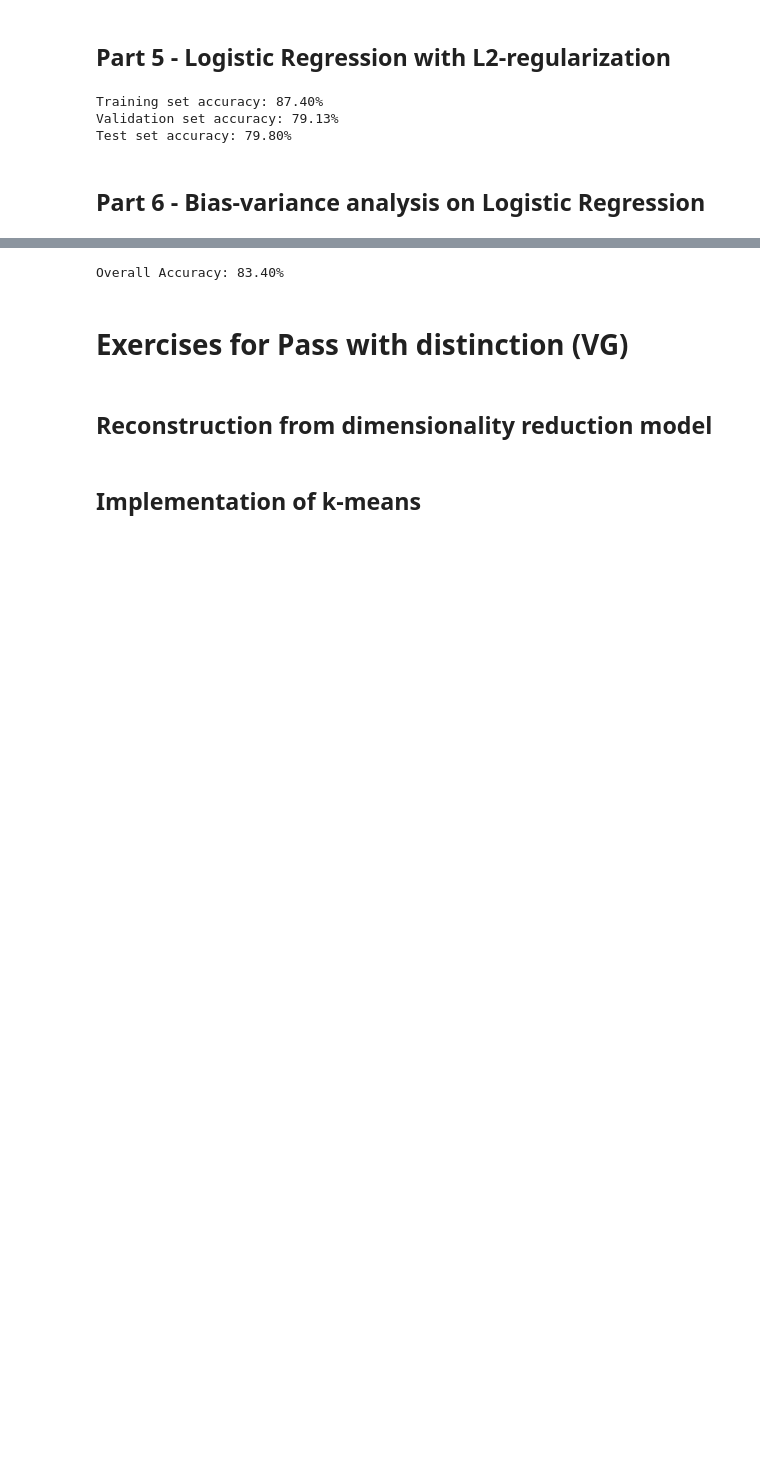
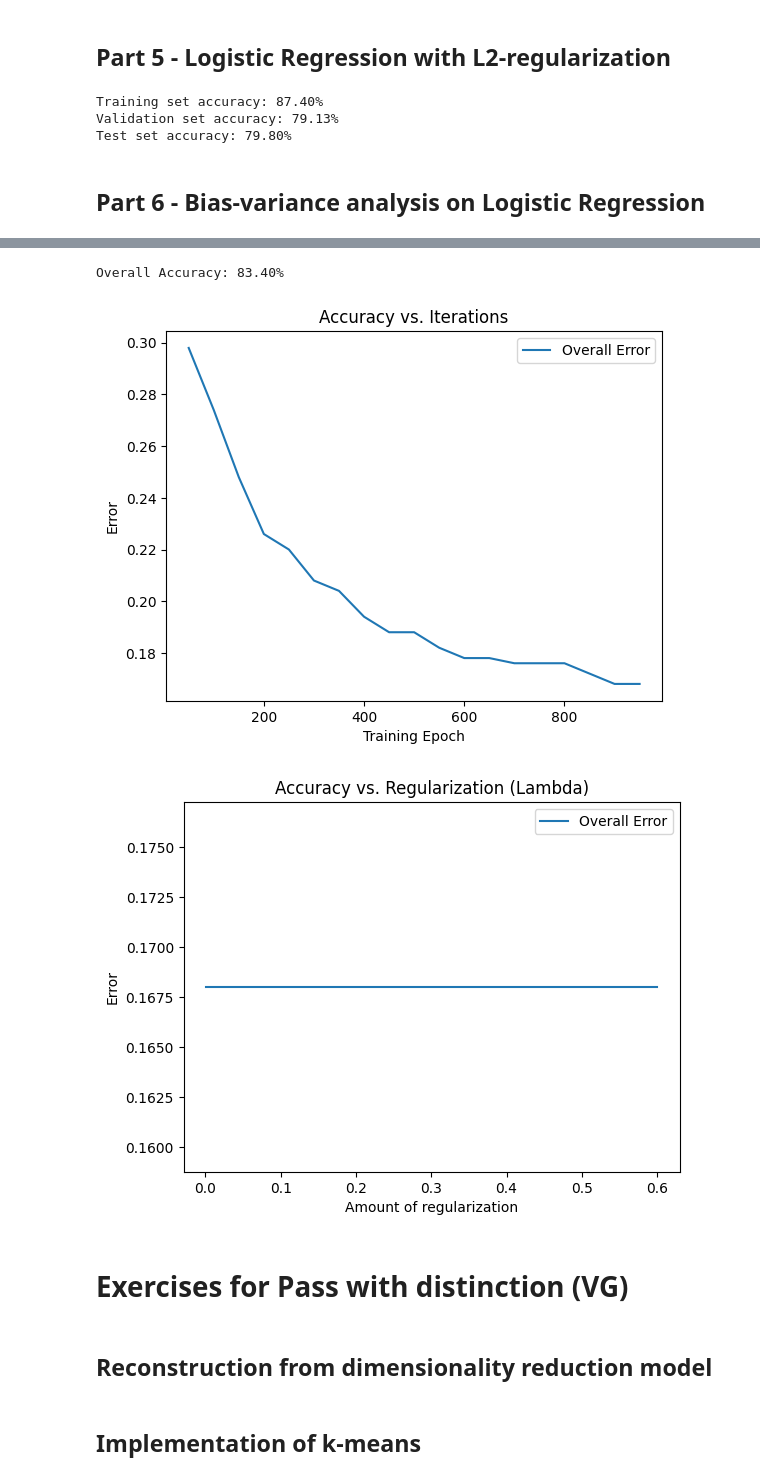
Before and after one commit to Mormert/MachineLearningLabs, a Jupyter notebook: lab2/python/lab2.ipynb, the cells around one changed output, grey strips where cells are left out. Saved outputs shown, nothing was run; the diff lists cells and outputs as text; code cells hidden in the pictures; blank space fills up the shorter version.

```diff
--- a/lab2/python/lab2.ipynb
+++ b/lab2/python/lab2.ipynb
@@ -466,11 +466,11 @@ def gradientDescent(X, y, theta, alpha, num_iters, lambda_):
 
     return theta, J_history, accuracy_history
 
-def trainLogisticReg(X, y, lambda_, alpha=0.01, num_iters=1500):
+def trainLogisticReg(X, y, lambda_, alpha=0.01, num_iters=1500, plotClassAcc=True):
     m, n = X.shape
     num_labels = len(np.unique(y))
     all_theta = np.zeros((n+1, num_labels))
-    initial_theta = np.zeros(n+1)
+    # initial_theta = np.zeros(n+1)
 
     # Add ones to the X data matrix
     X = np.hstack((np.ones((m, 1)), X))
@@ -489,14 +489,16 @@ def trainLogisticReg(X, y, lambda_, alpha=0.01, num_iters=1500):
         # Assign theta to the corresponding column in all_theta
         all_theta[:, c-1] = theta
 
-        # Plot classification accuracy
-        plt.plot(range(1, num_iters+1), accuracy_history, label=f'Class {c}')
+        if plotClassAcc:
+            # Plot classification accuracy
+            plt.plot(range(1, num_iters+1), accuracy_history, label=f'Class {c}')
 
-    plt.xlabel('Number of Iterations')
-    plt.ylabel('Classification Accuracy')
-    plt.title('Classification Accuracy vs. Iterations')
-    plt.legend()
-    plt.show()
+    if plotClassAcc:
+        plt.xlabel('Number of Iterations')
+        plt.ylabel('Classification Accuracy')
+        plt.title('Classification Accuracy vs. Iterations')
+        plt.legend()
+        plt.show()
 
     return all_theta
 
@@ -507,33 +509,63 @@ def predict(X, all_theta):
     # Add ones to the X data matrix
     X = np.hstack((np.ones((m, 1)), X))
 
     # Calculate the probabilities for each class
     probabilities = sigmoid(X @ all_theta)
 
     # Choose the class with the highest probability as the predicted class
     predictions = np.argmax(probabilities, axis=1) + 1  # Add 1 to make predictions 1-indexed
 
     return predictions
 
 def overallAccuracy(X, y, all_theta):
     predictions = predict(X, all_theta)
     accuracy = np.mean(predictions == y)
     return accuracy
 
 # Split into train, val, and test set (60/30/10)
 X_temp, X_test, y_temp, y_test = train_test_split(X, y, test_size=0.1, random_state=1)
 X_train, X_val, y_train, y_val = train_test_split(X_temp, y_temp, test_size=1/3, random_state=1)
 
 lambda_ = 0.1
 iterations = 1100
 alpha = 0.01
 all_theta = trainLogisticReg(X_train, y_train, lambda_, alpha, iterations)
 
 accuracy = overallAccuracy(X_test, y_test, all_theta)
 print(f'Overall Accuracy: {accuracy * 100:.2f}%')
+
+each50ItsError = []
+for i in range(50, 1000, 50):
+    all_theta_i = trainLogisticReg(X_train, y_train, lambda_, alpha, i, False)
+    each50ItsError.append(1 - overallAccuracy(X_test, y_test, all_theta_i))
+
+plt.plot(range(50, 1000, 50), each50ItsError, label='Overall Error')
+
+plt.xlabel('Training Epoch')
+plt.ylabel('Error')
+plt.title('Accuracy vs. Iterations')
+plt.legend()
+plt.show()
+
+eachLambdaError = []
+lambda_values = [0.001, 0.01, 0.1, 0.3, 0.6]
+for lambdaV in lambda_values:
+    iterations = 1000
+    all_theta_i = trainLogisticReg(X_train, y_train, lambdaV, alpha, iterations, False)
+    eachLambdaError.append(1 - overallAccuracy(X_test, y_test, all_theta_i))
+
+plt.plot(lambda_values, eachLambdaError, label='Overall Error')
+
+plt.xlabel('Amount of regularization')
+plt.ylabel('Error')
+plt.title('Accuracy vs. Regularization (Lambda)')
+plt.legend()
+plt.show()
 # %% [output]
 [figure]
 Overall Accuracy: 83.40%
+[figure, added]
+[figure, added]
 # %% [markdown]
 # Exercises for Pass with distinction (VG)
 # %% [markdown]
```
Also changed, not shown: parts of 3 cells of this notebook.
